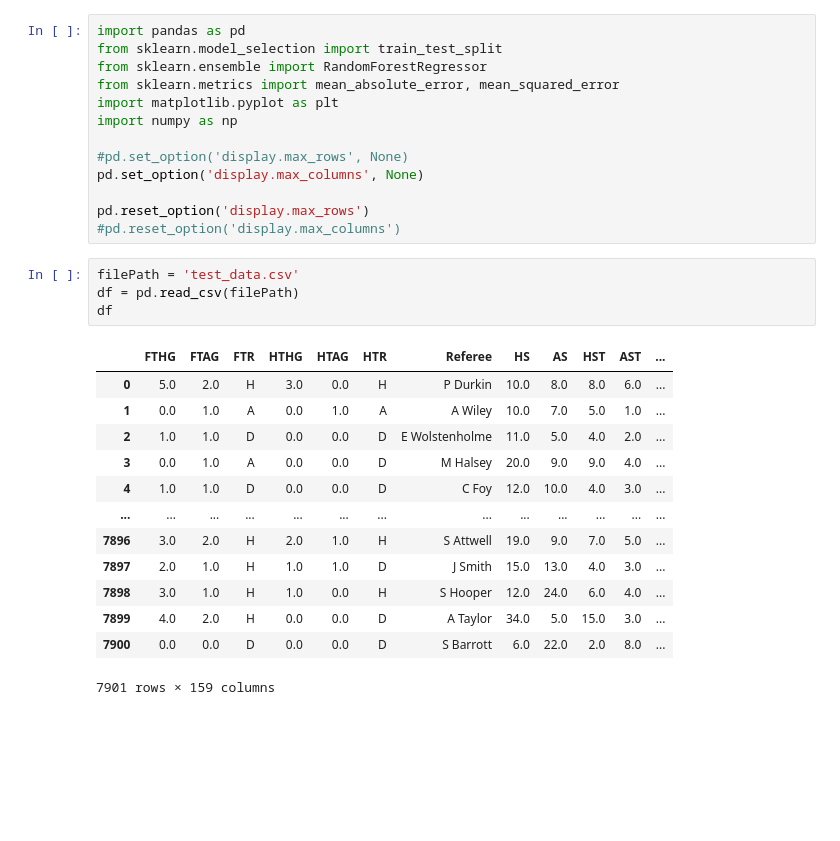
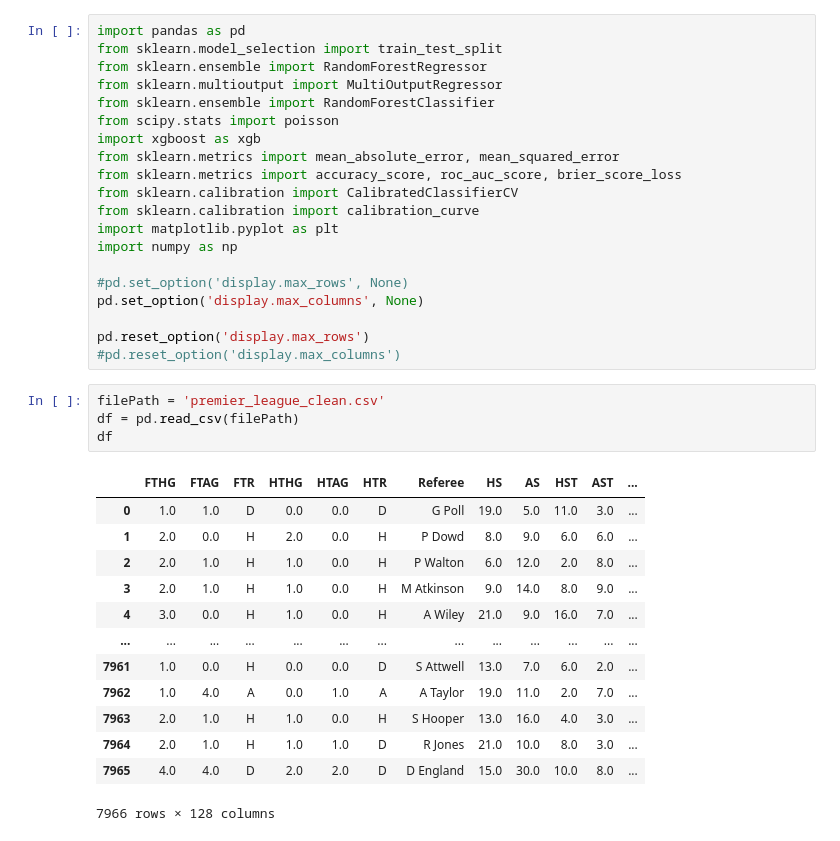
Before and after one commit to Shab00/Over-Under2.5Goals, a Jupyter notebook: notebooks/randomForestRegressor.ipynb, the cells around one changed output. Cells and saved outputs as stored; diff of their text form; blank space fills up the shorter version.

```diff
--- a/notebooks/randomForestRegressor.ipynb
+++ b/notebooks/randomForestRegressor.ipynb
@@ -2,7 +10,14 @@
 import pandas as pd
 from sklearn.model_selection import train_test_split
 from sklearn.ensemble import RandomForestRegressor
+from sklearn.multioutput import MultiOutputRegressor
+from sklearn.ensemble import RandomForestClassifier
+from scipy.stats import poisson
+import xgboost as xgb
 from sklearn.metrics import mean_absolute_error, mean_squared_error
+from sklearn.metrics import accuracy_score, roc_auc_score, brier_score_loss
+from sklearn.calibration import CalibratedClassifierCV
+from sklearn.calibration import calibration_curve
 import matplotlib.pyplot as plt
 import numpy as np
 
@@ -12,23 +27,23 @@ pd.set_option('display.max_columns', None)
 pd.reset_option('display.max_rows')
 #pd.reset_option('display.max_columns')
 # %%
-filePath = 'test_data.csv'
+filePath = 'premier_league_clean.csv'
 df = pd.read_csv(filePath)
 df
 # %% [output]
 |  | FTHG | FTAG | FTR | HTHG | HTAG | HTR | Referee | HS | AS | HST | AST | ... |
-| 0 | 5.0 | 2.0 | H | 3.0 | 0.0 | H | P Durkin | 10.0 | 8.0 | 8.0 | 6.0 | ... |
-| 1 | 0.0 | 1.0 | A | 0.0 | 1.0 | A | A Wiley | 10.0 | 7.0 | 5.0 | 1.0 | ... |
-| 2 | 1.0 | 1.0 | D | 0.0 | 0.0 | D | E Wolstenholme | 11.0 | 5.0 | 4.0 | 2.0 | ... |
-| 3 | 0.0 | 1.0 | A | 0.0 | 0.0 | D | M Halsey | 20.0 | 9.0 | 9.0 | 4.0 | ... |
-| 4 | 1.0 | 1.0 | D | 0.0 | 0.0 | D | C Foy | 12.0 | 10.0 | 4.0 | 3.0 | ... |
+| 0 | 1.0 | 1.0 | D | 0.0 | 0.0 | D | G Poll | 19.0 | 5.0 | 11.0 | 3.0 | ... |
+| 1 | 2.0 | 0.0 | H | 2.0 | 0.0 | H | P Dowd | 8.0 | 9.0 | 6.0 | 6.0 | ... |
+| 2 | 2.0 | 1.0 | H | 1.0 | 0.0 | H | P Walton | 6.0 | 12.0 | 2.0 | 8.0 | ... |
+| 3 | 2.0 | 1.0 | H | 1.0 | 0.0 | H | M Atkinson | 9.0 | 14.0 | 8.0 | 9.0 | ... |
+| 4 | 3.0 | 0.0 | H | 1.0 | 0.0 | H | A Wiley | 21.0 | 9.0 | 16.0 | 7.0 | ... |
 | ... | ... | ... | ... | ... | ... | ... | ... | ... | ... | ... | ... | ... |
-| 7896 | 3.0 | 2.0 | H | 2.0 | 1.0 | H | S Attwell | 19.0 | 9.0 | 7.0 | 5.0 | ... |
-| 7897 | 2.0 | 1.0 | H | 1.0 | 1.0 | D | J Smith | 15.0 | 13.0 | 4.0 | 3.0 | ... |
-| 7898 | 3.0 | 1.0 | H | 1.0 | 0.0 | H | S Hooper | 12.0 | 24.0 | 6.0 | 4.0 | ... |
-| 7899 | 4.0 | 2.0 | H | 0.0 | 0.0 | D | A Taylor | 34.0 | 5.0 | 15.0 | 3.0 | ... |
-| 7900 | 0.0 | 0.0 | D | 0.0 | 0.0 | D | S Barrott | 6.0 | 22.0 | 2.0 | 8.0 | ... |
+| 7961 | 1.0 | 0.0 | H | 0.0 | 0.0 | D | S Attwell | 13.0 | 7.0 | 6.0 | 2.0 | ... |
+| 7962 | 1.0 | 4.0 | A | 0.0 | 1.0 | A | A Taylor | 19.0 | 11.0 | 2.0 | 7.0 | ... |
+| 7963 | 2.0 | 1.0 | H | 1.0 | 0.0 | H | S Hooper | 13.0 | 16.0 | 4.0 | 3.0 | ... |
+| 7964 | 2.0 | 1.0 | H | 1.0 | 1.0 | D | R Jones | 21.0 | 10.0 | 8.0 | 3.0 | ... |
+| 7965 | 4.0 | 4.0 | D | 2.0 | 2.0 | D | D England | 15.0 | 30.0 | 10.0 | 8.0 | ... |
-7901 rows × 159 columns
+7966 rows × 128 columns
 # %%
 cols_to_drop = [
     'GoalsOver2_5', 'TotalGoals', 'FTHG', 'FTAG',
```
Also changed, not shown: parts of 16 cells of this notebook, 4 other files.
